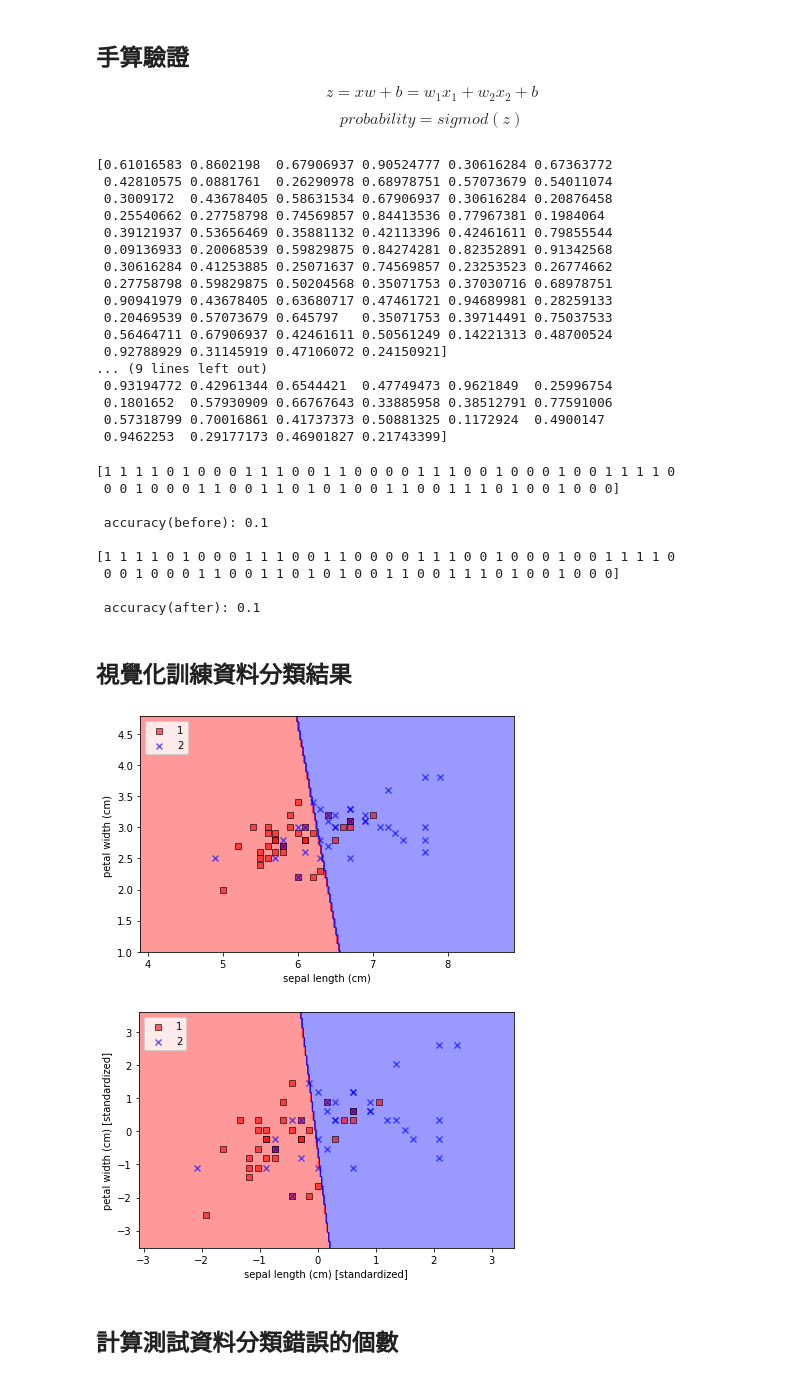
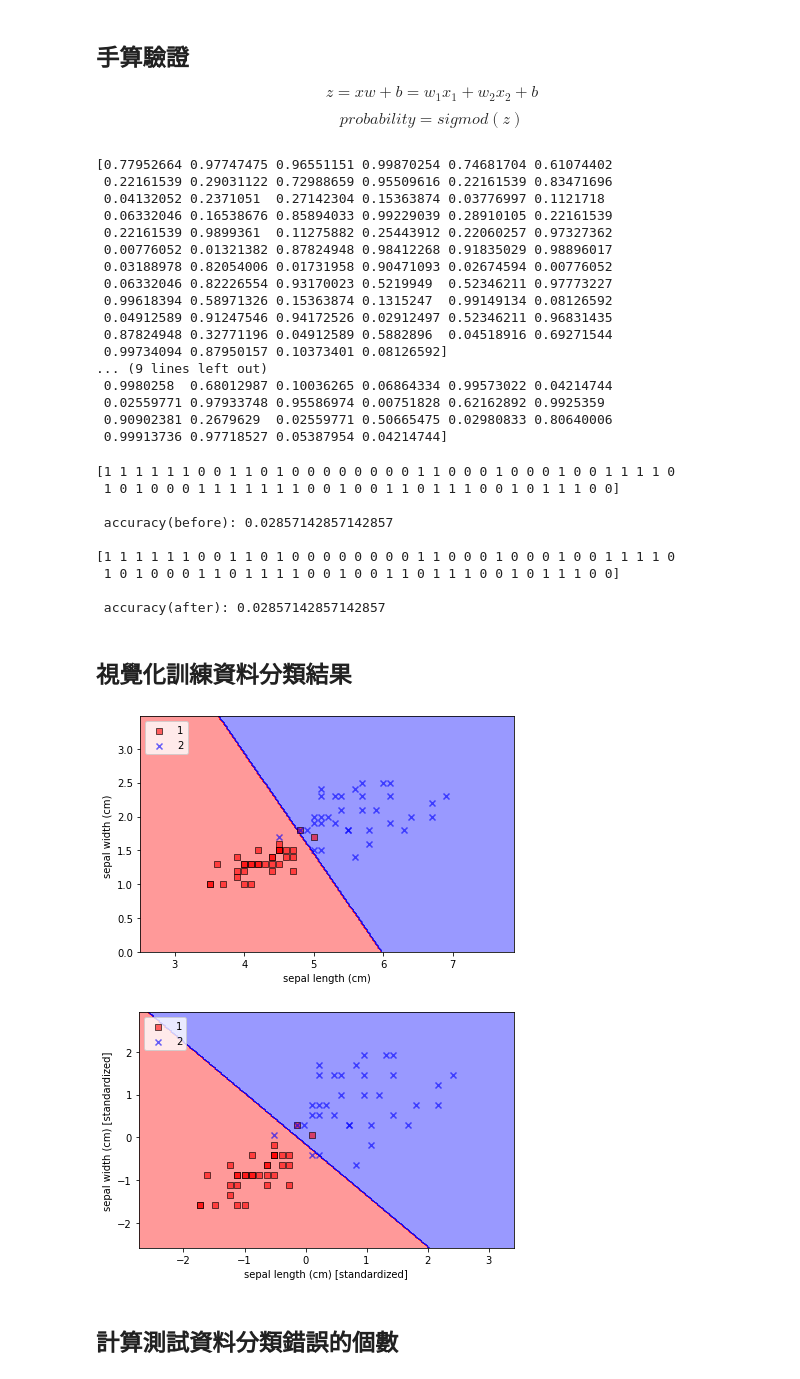
Before and after one commit to yyyyuan123/IMLP, a Jupyter notebook: Unit05/02_Logistic regression.ipynb, the cells around one changed output. Saved outputs shown, nothing was run; the diff lists cells and outputs as text; code cells hidden in the pictures.

```diff
--- a/Unit05/02_Logistic regression.ipynb
+++ b/Unit05/02_Logistic regression.ipynb
@@ -64,7 +64,7 @@ target_names: ['setosa' 'versicolor' 'virginica']
 # %%
 from sklearn.model_selection import train_test_split
 X_train, X_test, y_train, y_test = train_test_split(
-    iris_data[['sepal length (cm)','sepal width (cm)']], iris_data[['target']], test_size=0.3, random_state=0)
+    iris_data[['petal length (cm)','petal width (cm)']], iris_data[['target']], test_size=0.3, random_state=0)
 # %% [markdown]
 ## 使用Logistic Regression之前需要先對資料做特徵縮放
 # %%
@@ -178,23 +178,23 @@ z2=np.ravel(z2)  #[[70,1]]==>[70,1]
 prob2=sigmoid(z2)
 print(prob2[:])
 # %% [output]
-[0.61016583 0.8602198  0.67906937 0.90524777 0.30616284 0.67363772
- 0.42810575 0.0881761  0.26290978 0.68978751 0.57073679 0.54011074
- 0.3009172  0.43678405 0.58631534 0.67906937 0.30616284 0.20876458
- 0.25540662 0.27758798 0.74569857 0.84413536 0.77967381 0.1984064
- 0.39121937 0.53656469 0.35881132 0.42113396 0.42461611 0.79855544
- 0.09136933 0.20068539 0.59829875 0.84274281 0.82352891 0.91342568
- 0.30616284 0.41253885 0.25071637 0.74569857 0.23253523 0.26774662
- 0.27758798 0.59829875 0.50204568 0.35071753 0.37030716 0.68978751
- 0.90941979 0.43678405 0.63680717 0.47461721 0.94689981 0.28259133
- 0.20469539 0.57073679 0.645797   0.35071753 0.39714491 0.75037533
- 0.56464711 0.67906937 0.42461611 0.50561249 0.14221313 0.48700524
- 0.92788929 0.31145919 0.47106072 0.24150921]
+[0.77952664 0.97747475 0.96551151 0.99870254 0.74681704 0.61074402
+ 0.22161539 0.29031122 0.72988659 0.95509616 0.22161539 0.83471696
+ 0.04132052 0.2371051  0.27142304 0.15363874 0.03776997 0.1121718
+ 0.06332046 0.16538676 0.85894033 0.99229039 0.28910105 0.22161539
+ 0.22161539 0.9899361  0.11275882 0.25443912 0.22060257 0.97327362
+ 0.00776052 0.01321382 0.87824948 0.98412268 0.91835029 0.98896017
+ 0.03188978 0.82054006 0.01731958 0.90471093 0.02674594 0.00776052
+ 0.06332046 0.82226554 0.93170023 0.5219949  0.52346211 0.97773227
+ 0.99618394 0.58971326 0.15363874 0.1315247  0.99149134 0.08126592
+ 0.04912589 0.91247546 0.94172526 0.02912497 0.52346211 0.96831435
+ 0.87824948 0.32771196 0.04912589 0.5882896  0.04518916 0.69271544
+ 0.99734094 0.87950157 0.10373401 0.08126592]
 ... (9 lines left out)
- 0.93194772 0.42961344 0.6544421  0.47749473 0.9621849  0.25996754
- 0.1801652  0.57930909 0.66767643 0.33885958 0.38512791 0.77591006
- 0.57318799 0.70016861 0.41737373 0.50881325 0.1172924  0.4900147
- 0.9462253  0.29177173 0.46901827 0.21743399]
+ 0.9980258  0.68012987 0.10036265 0.06864334 0.99573022 0.04214744
+ 0.02559771 0.97933748 0.95586974 0.00751828 0.62162892 0.9925359
+ 0.90902381 0.2679629  0.02559771 0.50665475 0.02980833 0.80640006
+ 0.99913736 0.97718527 0.05387954 0.04214744]
 # %%
 #Before Standardization
 predictions = np.round(prob).astype('int32')
@@ -209,35 +209,35 @@ print(predictions)
 accuracy = np.mean(predictions == y_train['target'].values)
 print('\n accuracy(after):',accuracy)
 # %% [output]
-[1 1 1 1 0 1 0 0 0 1 1 1 0 0 1 1 0 0 0 0 1 1 1 0 0 1 0 0 0 1 0 0 1 1 1 1 0
- 0 0 1 0 0 0 1 1 0 0 1 1 0 1 0 1 0 0 1 1 0 0 1 1 1 0 1 0 0 1 0 0 0]
+[1 1 1 1 1 1 0 0 1 1 0 1 0 0 0 0 0 0 0 0 1 1 0 0 0 1 0 0 0 1 0 0 1 1 1 1 0
+ 1 0 1 0 0 0 1 1 1 1 1 1 1 0 0 1 0 0 1 1 0 1 1 1 0 0 1 0 1 1 1 0 0]
 
- accuracy(before): 0.1
+ accuracy(before): 0.02857142857142857
 
-[1 1 1 1 0 1 0 0 0 1 1 1 0 0 1 1 0 0 0 0 1 1 1 0 0 1 0 0 0 1 0 0 1 1 1 1 0
- 0 0 1 0 0 0 1 1 0 0 1 1 0 1 0 1 0 0 1 1 0 0 1 1 1 0 1 0 0 1 0 0 0]
+[1 1 1 1 1 1 0 0 1 1 0 1 0 0 0 0 0 0 0 0 1 1 0 0 0 1 0 0 0 1 0 0 1 1 1 1 0
+ 1 0 1 0 0 0 1 1 0 1 1 1 1 0 0 1 0 0 1 1 0 1 1 1 0 0 1 0 1 1 1 0 0]
 
- accuracy(after): 0.1
+ accuracy(after): 0.02857142857142857
 # %% [markdown]
 ## 視覺化訓練資料分類結果
 # %%
 plot_decision_regions(X_train.values, y_train['target'].values, classifier=lr)
 plt.xlabel('sepal length (cm)')
-plt.ylabel('petal width (cm) ')
+plt.ylabel('sepal width (cm) ')
 plt.legend(loc='upper left')
 plt.tight_layout()
 plt.show()
 # %% [output]
-[figure, old version]
+[figure, new version]
 # %%
 plot_decision_regions(X_train_std, y_train['target'].values, classifier=lr2)
 plt.xlabel('sepal length (cm) [standardized]')
-plt.ylabel('petal width (cm) [standardized]')
+plt.ylabel('sepal width (cm) [standardized]')
 plt.legend(loc='upper left')
 plt.tight_layout()
 plt.show()
 # %% [output]
-[figure, old version]
+[figure, new version]
 # %% [markdown]
 ## 計算測試資料分類錯誤的個數
 # %%
```
Also changed, not shown: parts of 11 cells of this notebook, 12 other files.
